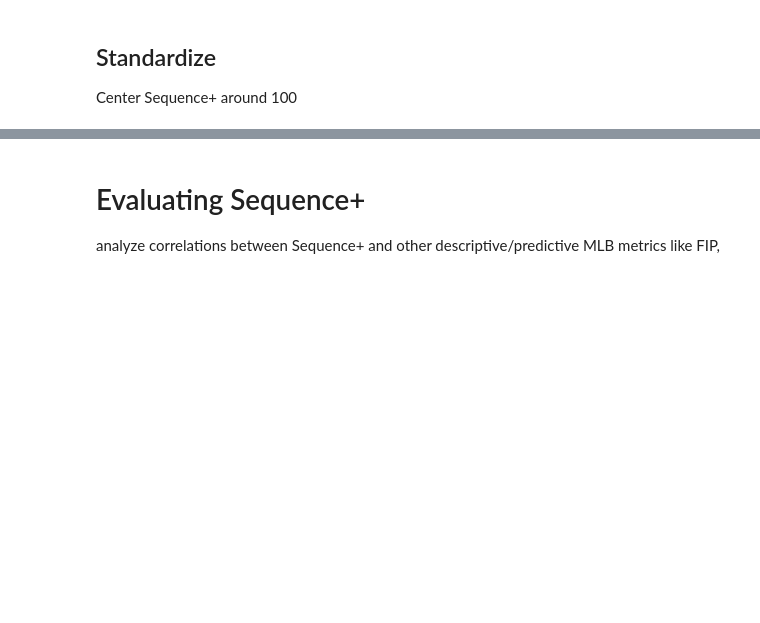
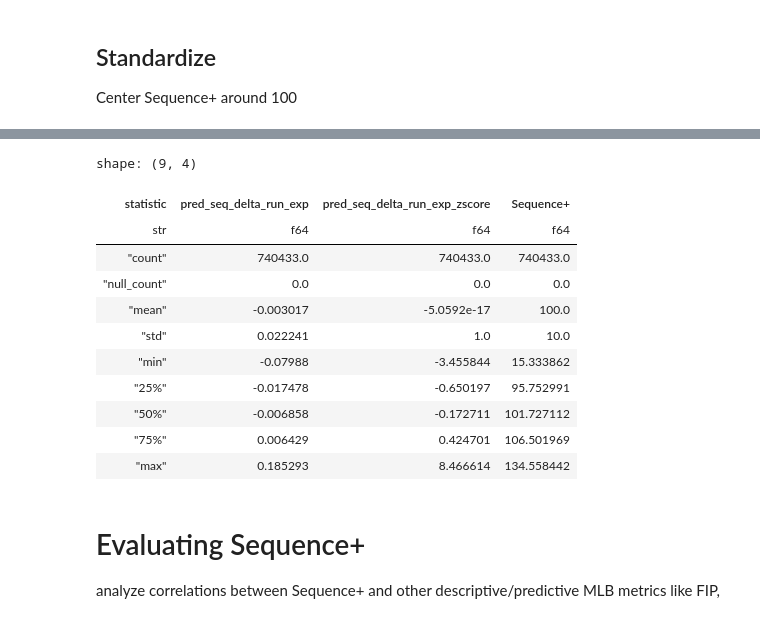
Before and after one commit to Jensen-holm/Sequence-Plus, a Jupyter notebook: notebooks/sequence+v1.0.0.ipynb, the cells around one changed output, grey strips where cells are left out. Cells and saved outputs as stored; diff of their text form; code cells hidden in the pictures; blank space fills up the shorter version.

Commit message:
adding compute sequence+ function

```diff
--- a/notebooks/sequence+v1.0.0.ipynb
+++ b/notebooks/sequence+v1.0.0.ipynb
@@ -956,3 +958,18 @@ joblib.dump(
 ## Standardize
 
 Center Sequence+ around 100
+# %%
+def predict_on_df(df: pl.DataFrame) -> pl.DataFrame:
+    return df.with_columns(
+        pl.Series(
+            name="pred_seq_delta_run_exp",
+            values=final_pipeline.predict(
+                df.select(*SELECTED_FEATURES)
+                .to_numpy()
+            )
+        )
+    )
+
+test_df_pred = test_df.pipe(predict_on_df)
+
+test_df_pred.select("pred_seq_delta_run_exp").describe()
@@ -959,3 +989,40 @@ Center Sequence+ around 100
+# %%
+def compute_sequence_plus(df: pl.DataFrame) -> pl.DataFrame:
+
+    def get_zscores(df: pl.DataFrame) -> pl.DataFrame:
+        return df.with_columns(
+            ((pl.col("pred_seq_delta_run_exp")
+            - pl.col("pred_seq_delta_run_exp").mean())
+            / pl.col("pred_seq_delta_run_exp").std())
+            .alias("pred_seq_delta_run_exp_zscore")
+        )
+
+    return df.pipe(get_zscores).with_columns(
+        (100 - (pl.col("pred_seq_delta_run_exp_zscore") * 10))
+        .alias("Sequence+")
+    )
+
+
+test_df_pred = test_df_pred.pipe(compute_sequence_plus)
+
+(test_df_pred
+    .select("pred_seq_delta_run_exp",
+            "pred_seq_delta_run_exp_zscore",
+            "Sequence+")
+    .describe())
+# %% [output]
+shape: (9, 4)
+| statistic | pred_seq_delta_run_exp | pred_seq_delta_run_exp_zscore | Sequence+ |
+| str | f64 | f64 | f64 |
+| "count" | 740433.0 | 740433.0 | 740433.0 |
+| "null_count" | 0.0 | 0.0 | 0.0 |
+| "mean" | -0.003017 | -5.0592e-17 | 100.0 |
+| "std" | 0.022241 | 1.0 | 10.0 |
+| "min" | -0.07988 | -3.455844 | 15.333862 |
+| "25%" | -0.017478 | -0.650197 | 95.752991 |
+| "50%" | -0.006858 | -0.172711 | 101.727112 |
+| "75%" | 0.006429 | 0.424701 | 106.501969 |
+| "max" | 0.185293 | 8.466614 | 134.558442 |
 # %% [markdown]
 # Evaluating Sequence+
 
```
Also changed, not shown: parts of 8 cells of this notebook, 2 other files.
